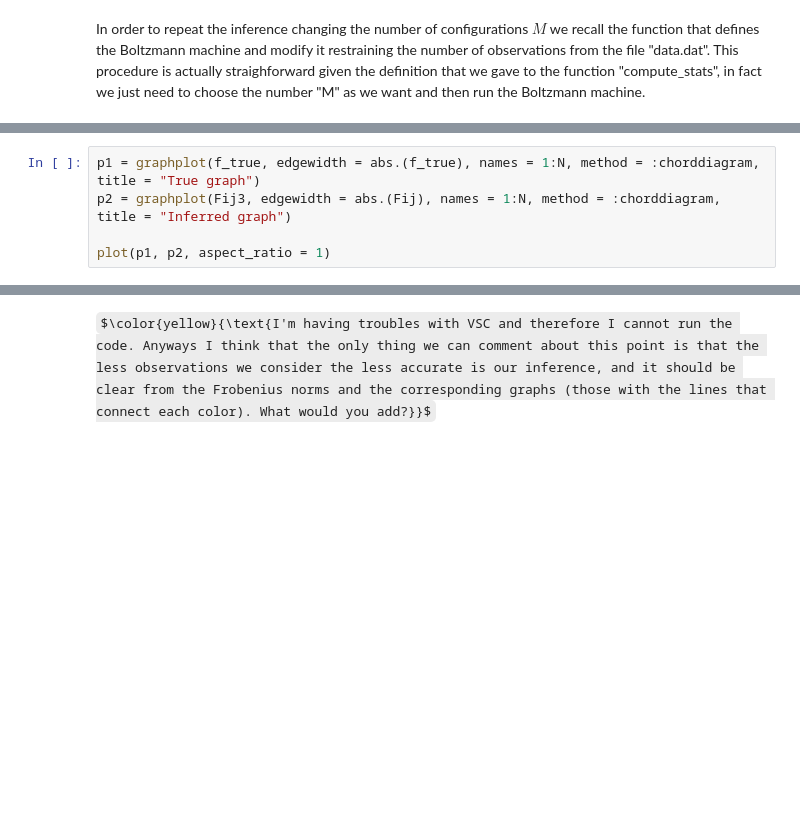
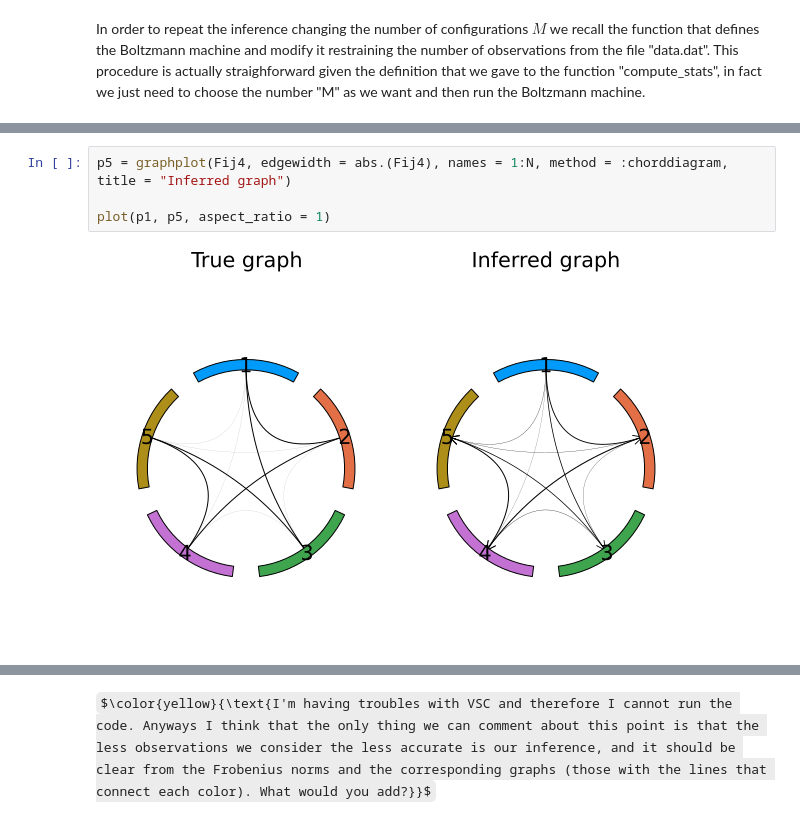
Before and after one commit to AndreaScale/Bayesian-inference-of-a-contact-network-of-Potts-variables., a Jupyter notebook: PROGETTO.ipynb, the cells around one changed output, grey strips where cells are left out. Cells and saved outputs as stored; diff of their text form; some formulas as TeX source; blank space fills up the shorter version.

```diff
--- a/PROGETTO.ipynb
+++ b/PROGETTO.ipynb
@@ -333,6 +382,7 @@ plot(p1, p2, aspect_ratio = 1)
 # %%
-p1 = graphplot(f_true, edgewidth = abs.(f_true), names = 1:N, method = :chorddiagram, title = "True graph")
-p2 = graphplot(Fij3, edgewidth = abs.(Fij), names = 1:N, method = :chorddiagram, title = "Inferred graph")
+p5 = graphplot(Fij4, edgewidth = abs.(Fij4), names = 1:N, method = :chorddiagram, title = "Inferred graph")
 
-plot(p1, p2, aspect_ratio = 1)
+plot(p1, p5, aspect_ratio = 1)
+# %% [output]
+[figure, added]
 # %%
```
Also changed, not shown: parts of 8 cells of this notebook.
